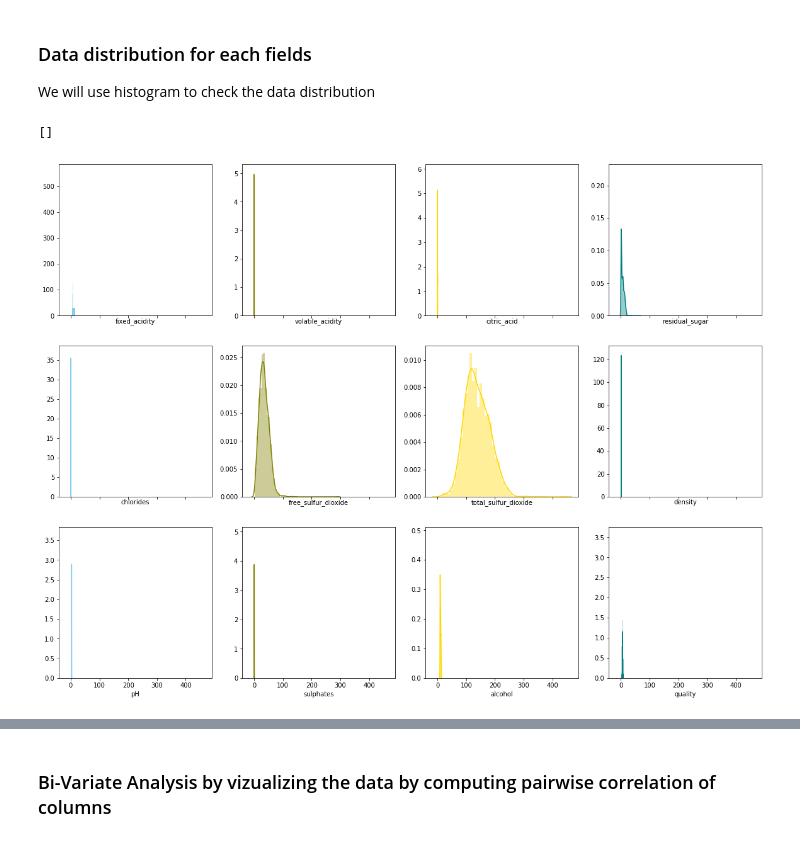
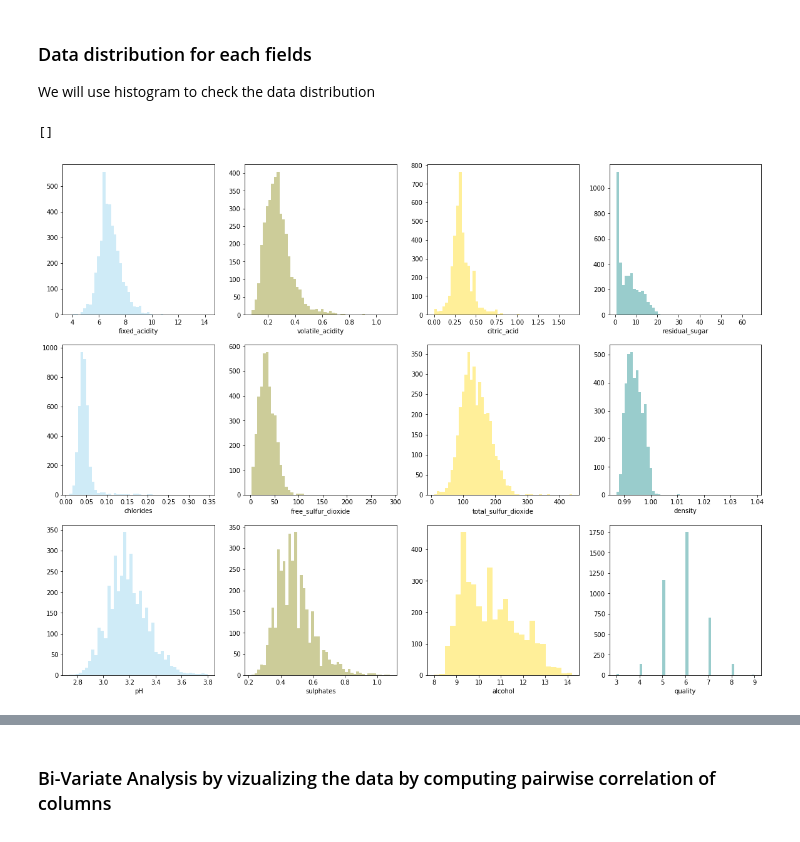
Before and after one commit to jbanerje/Data-Science-and-Machine-Learning, a Jupyter notebook: IPythonNotebook_Learning Projects/UCI Wine Quality Assessment.ipynb, the cells around one changed output, grey strips where cells are left out. Drawn from its saved outputs; the diff is of its cells as text; code cells hidden in the pictures.

Commit message:
Data Science and Machin Learning 08.07.2018

```diff
--- a/IPythonNotebook_Learning Projects/UCI Wine Quality Assessment.ipynb
+++ b/IPythonNotebook_Learning Projects/UCI Wine Quality Assessment.ipynb
@@ -174,22 +179,22 @@ We will see the data distribution of each column in next section
 
 We will use histogram to check the data distribution
 # %%
-f, axes = plt.subplots(3, 4, figsize=(20, 15), sharex=True)
-sns.distplot( data_train["fixed_acidity"] , kde=False, rug=True, color="skyblue", ax=axes[0, 0])
-sns.distplot( data_train["volatile_acidity"] , color="olive", ax=axes[0, 1])
-sns.distplot( data_train["citric_acid"] , color="gold", ax=axes[0, 2])
-sns.distplot( data_train["residual_sugar"] , color="teal", ax=axes[0, 3])
+f, axes = plt.subplots(3, 4, figsize=(20, 15))
+sns.distplot( data_train["fixed_acidity"] , kde=False, rug=False, color="skyblue", ax=axes[0, 0])
+sns.distplot( data_train["volatile_acidity"] , kde=False, rug=False, color="olive", ax=axes[0, 1])
+sns.distplot( data_train["citric_acid"] , kde=False, rug=False, color="gold", ax=axes[0, 2])
+sns.distplot( data_train["residual_sugar"] , kde=False, rug=False, color="teal", ax=axes[0, 3])
 
-sns.distplot( data_train["chlorides"] , color="skyblue", ax=axes[1, 0])
-sns.distplot( data_train["free_sulfur_dioxide"] , color="olive", ax=axes[1, 1])
-sns.distplot( data_train["total_sulfur_dioxide"] , color="gold", ax=axes[1, 2])
-sns.distplot( data_train["density"] , color="teal", ax=axes[1, 3])
+sns.distplot( data_train["chlorides"] , kde=False, rug=False, color="skyblue", ax=axes[1, 0])
+sns.distplot( data_train["free_sulfur_dioxide"] , kde=False, rug=False, color="olive", ax=axes[1, 1])
+sns.distplot( data_train["total_sulfur_dioxide"] , kde=False, rug=False, color="gold", ax=axes[1, 2])
+sns.distplot( data_train["density"] , kde=False, rug=False, color="teal", ax=axes[1, 3])
 
-sns.distplot( data_train["pH"] , color="skyblue", ax=axes[2, 0])
-sns.distplot( data_train["sulphates"] , color="olive", ax=axes[2, 1])
-sns.distplot( data_train["alcohol"] , color="gold", ax=axes[2, 2])
-sns.distplot( data_train["quality"] , color="teal", ax=axes[2, 3])
+sns.distplot( data_train["pH"] , kde=False, rug=False, color="skyblue", ax=axes[2, 0])
+sns.distplot( data_train["sulphates"] , kde=False, rug=False, color="olive", ax=axes[2, 1])
+sns.distplot( data_train["alcohol"] , kde=False, rug=False, color="gold", ax=axes[2, 2])
+sns.distplot( data_train["quality"] , kde=False, rug=False, color="teal", ax=axes[2, 3])
 plt.plot()
 # %% [output]
 []
-[figure, old version]
+[figure, new version]
```
Also changed, not shown: parts of 17 cells of this notebook, 1 other file.
